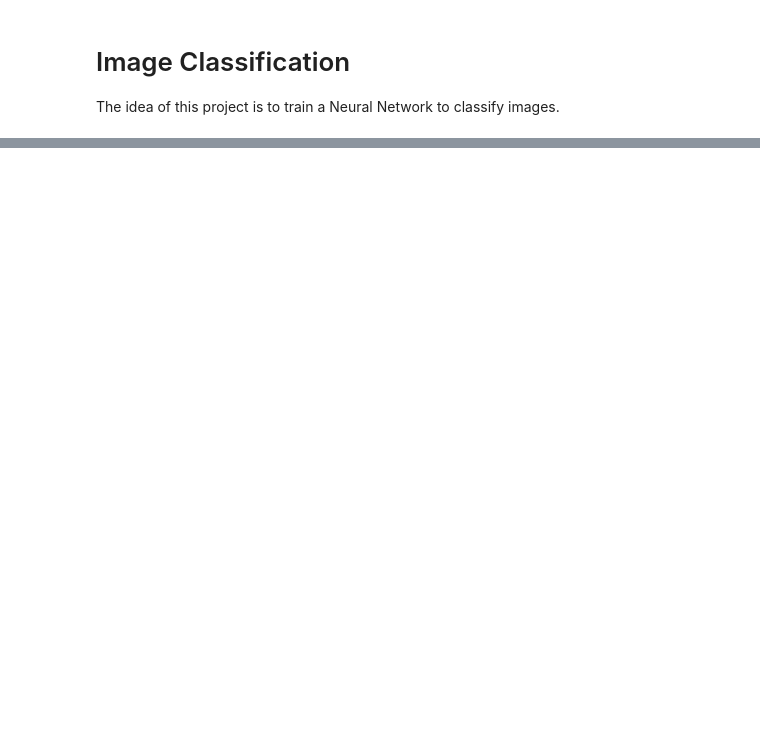
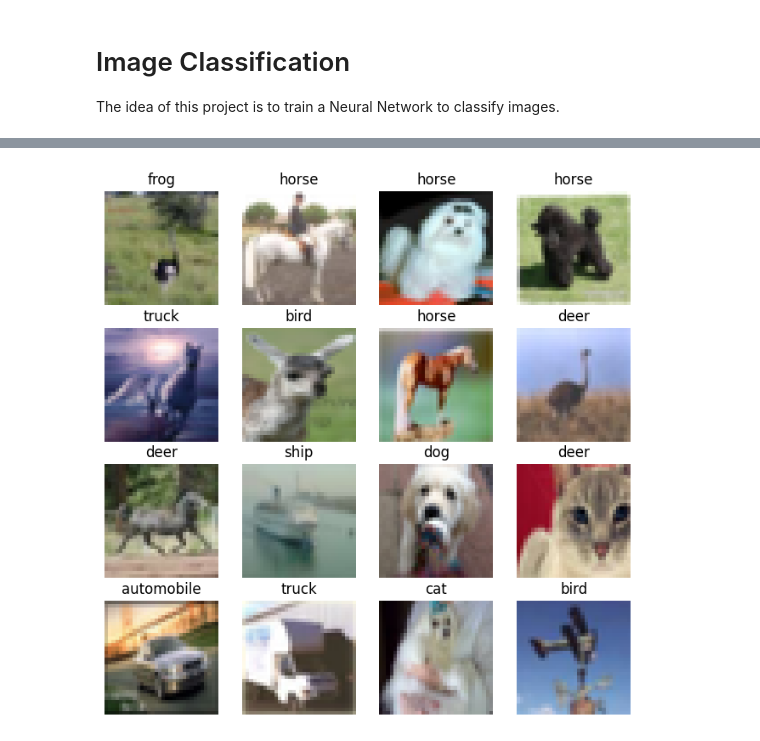
Before and after one commit to jaduranfernandez/image_classification, a Jupyter notebook: main.ipynb, the cells around one changed output, grey strips where cells are left out. Saved outputs shown, nothing was run; the diff lists cells and outputs as text; code cells hidden in the pictures; blank space fills up the shorter version.

```diff
--- a/main.ipynb
+++ b/main.ipynb
@@ -16,0 +13,3 @@ NameError: name 'np' is not defined
+# %%
+model = NeuralNetwork()
+print(model)
@@ -16,0 +69,13 @@ NameError: name 'np' is not defined
+# %%
+figure = plt.figure(figsize=(8, 8))
+for i in range(1, cols * rows + 1):
+    index = images_index[i-1]
+    img, label = data.testset[index]
+    outputs = model(img)
+    _, predicted = torch.max(outputs, 1)
+    ax = figure.add_subplot(rows, cols, i)
+    ax.set_title(data.classes[predicted])
+    plt.axis("off")
+    imshow(img)
+# %% [output]
+[figure, added]
```
Also changed, not shown: parts of 10 cells of this notebook, 4 other files.
